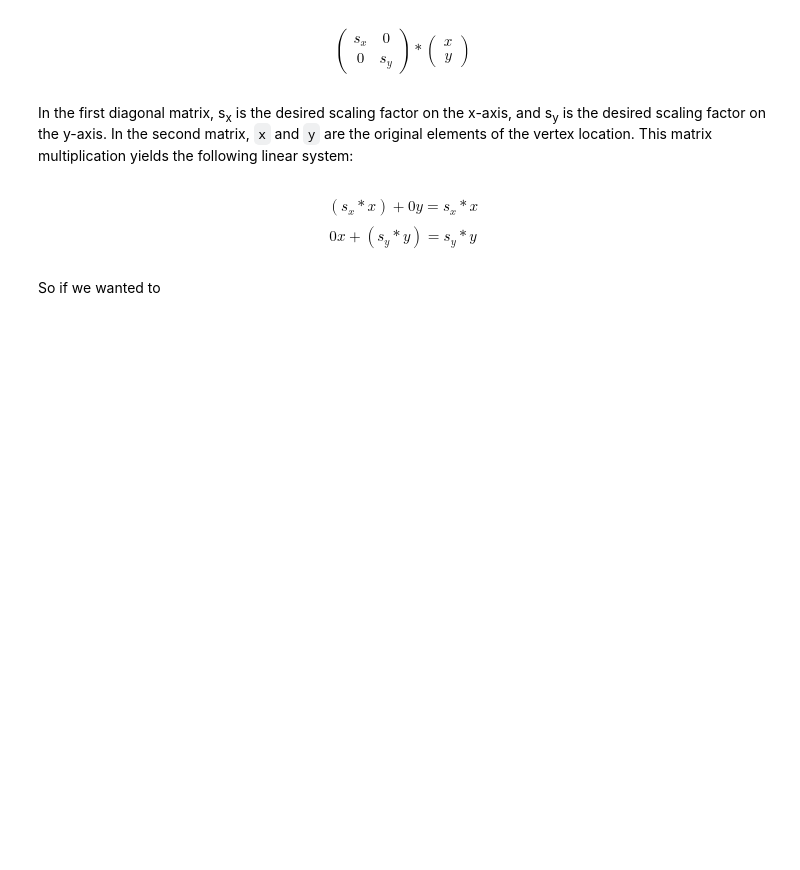
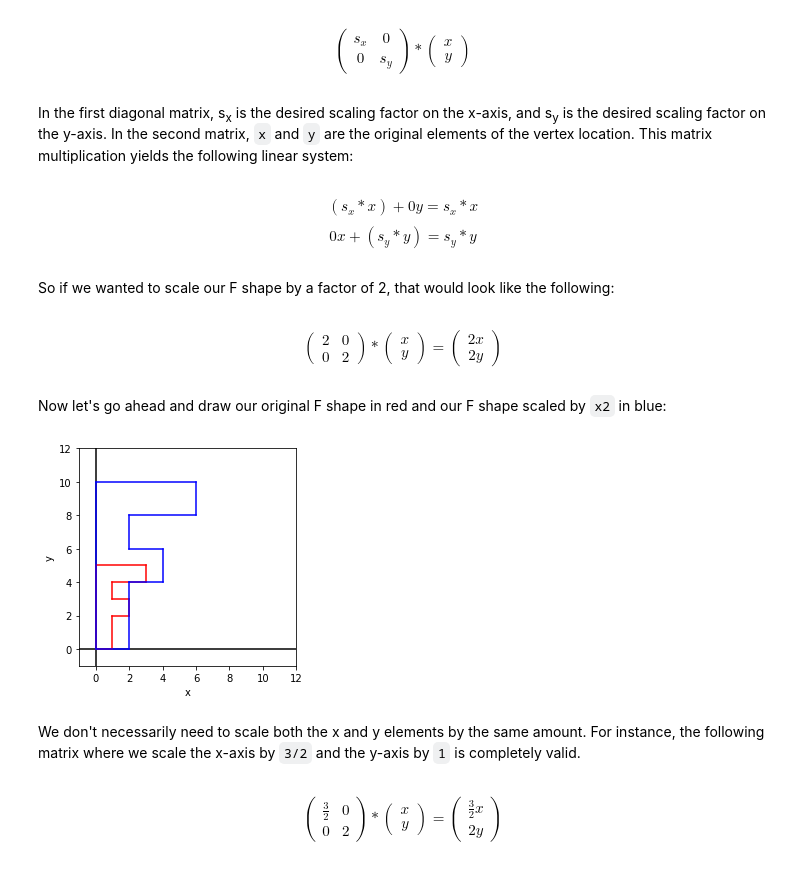
Before and after one commit to shahzeb1/notebook, a Jupyter notebook: linear-algebra/matrices-in-computer-graphics.ipynb, the cells around one changed output. Drawn from its saved outputs; the diff is of its cells as text; code cells hidden in the pictures; blank space fills up the shorter version.

```diff
--- a/linear-algebra/matrices-in-computer-graphics.ipynb
+++ b/linear-algebra/matrices-in-computer-graphics.ipynb
@@ -135,5 +142,42 @@ $$0x + (s_{y}*y) = s_{y}*y$$
 # %% [output]
 $$(s_{x}*x) + 0y = s_{x}*x$$
 $$0x + (s_{y}*y) = s_{y}*y$$
-# %% [markdown]
-So if we wanted to
+# %% [markdown]
+So if we wanted to scale our F shape by a factor of 2, that would look like the following:
+# %%
+%%latex
+$$
+\left(\begin{array}{cc} 2 & 0\\ 0 & 2 \end{array}\right) *
+\left({\begin{array}{cc} x \\ y \end{array}}\right) =
+\left({\begin{array}{cc} 2x \\ 2y \end{array}}\right)
+$$
+# %% [output]
+$$
+\left(\begin{array}{cc} 2 & 0\\ 0 & 2 \end{array}\right) *
+\left({\begin{array}{cc} x \\ y \end{array}}\right) =
+\left({\begin{array}{cc} 2x \\ 2y \end{array}}\right)
+$$
+# %% [markdown]
+Now let's go ahead and draw our original F shape in red and our F shape scaled by `x2` in blue:
+# %%
+doubleScaleMatrix = np.array([[2,0], # define the matrix we will multiply with
+                              [0,2]])
+doubleScale = np.matmul(fShape, doubleScaleMatrix); # do the matrix mult
+drawVector([[fShape, "red"],[doubleScale, "blue"]], 12)
+# %% [output]
+[figure, added]
+# %% [markdown]
+We don't necessarily need to scale both the x and y elements by the same amount. For instance, the following matrix where we scale the x-axis by `3/2` and the y-axis by `1` is completely valid.
+# %%
+%%latex
+$$
+\left(\begin{array}{cc} \frac{3}{2} & 0\\ 0 & 2 \end{array}\right) *
+\left({\begin{array}{cc} x \\ y \end{array}}\right) =
+\left({\begin{array}{cc} \frac{3}{2}x \\ 2y \end{array}}\right)
+$$
+# %% [output]
+$$
+\left(\begin{array}{cc} \frac{3}{2} & 0\\ 0 & 2 \end{array}\right) *
+\left({\begin{array}{cc} x \\ y \end{array}}\right) =
+\left({\begin{array}{cc} \frac{3}{2}x \\ 2y \end{array}}\right)
+$$
```
Also changed, not shown: parts of 27 cells of this notebook.
